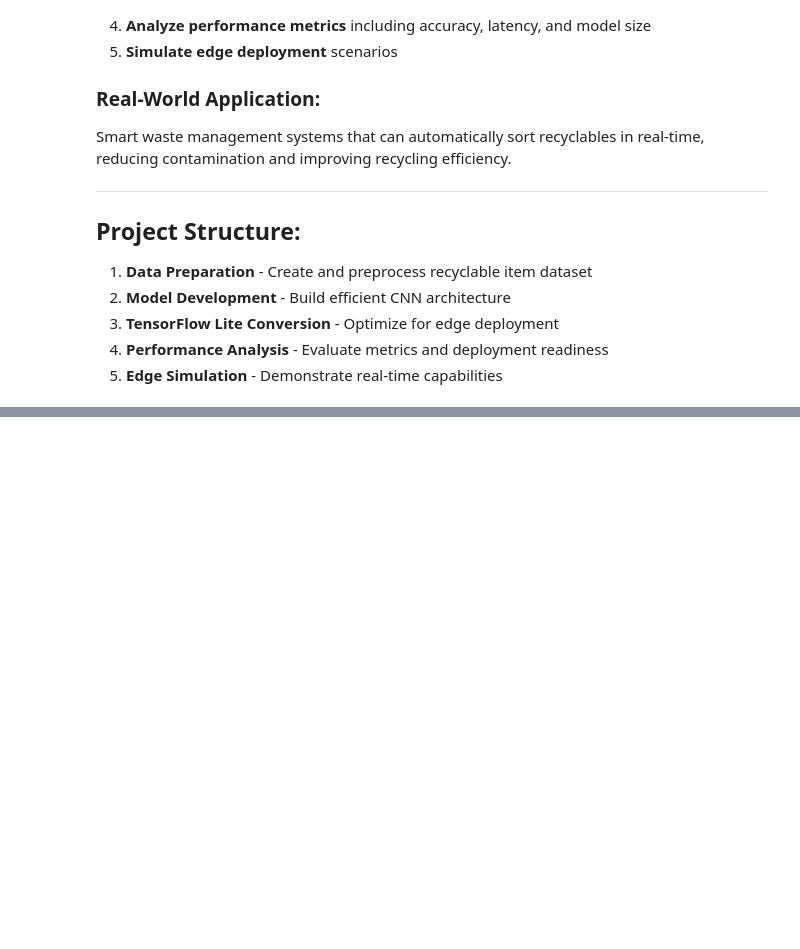
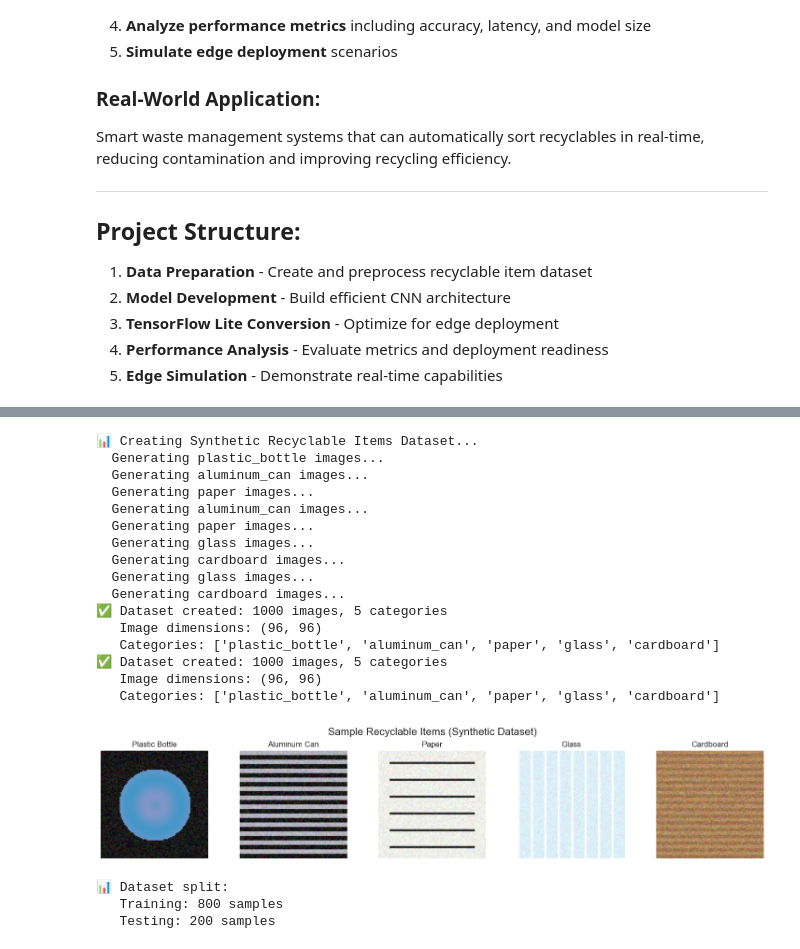
Before and after one commit to MuganziJames/week_6_assignment, a Jupyter notebook: part2_practical/task1_edge_ai/edge_ai_prototype.ipynb, the cells around one changed output, grey strips where cells are left out. Drawn from its saved outputs; the diff is of its cells as text; code cells hidden in the pictures; blank space fills up the shorter version.

```diff
--- a/part2_practical/task1_edge_ai/edge_ai_prototype.ipynb
+++ b/part2_practical/task1_edge_ai/edge_ai_prototype.ipynb
@@ -75,8 +81,8 @@ def create_synthetic_image(category, img_id):
     """
     np.random.seed(img_id + hash(category) % 1000)
 
-    # Base image
-    img = np.random.randint(0, 50, (IMG_SIZE, IMG_SIZE, 3), dtype=np.uint8)
+    # Base image - use int32 for calculations
+    img = np.random.randint(0, 50, (IMG_SIZE, IMG_SIZE, 3), dtype=np.int32)
 
     if category == 'plastic_bottle':
         # Add cylindrical pattern and transparency effect
@@ -91,7 +97,7 @@ def create_synthetic_image(category, img_id):
         # Add metallic pattern
         for i in range(0, IMG_SIZE, 8):
             img[i:i+4, :] = [180, 180, 190]
-        img += np.random.randint(-20, 20, img.shape)
+        img = img + np.random.randint(-20, 20, img.shape, dtype=np.int32)
 
     elif category == 'paper':
         # Add texture and white color
@@ -99,7 +105,7 @@ def create_synthetic_image(category, img_id):
         # Add some text-like patterns
         for i in range(10, IMG_SIZE-10, 15):
             img[i:i+2, 10:IMG_SIZE-10] = [50, 50, 50]
-        img += np.random.randint(-15, 15, img.shape)
+        img = img + np.random.randint(-15, 15, img.shape, dtype=np.int32)
 
     elif category == 'glass':
         # Add transparent/reflective pattern
@@ -107,7 +113,7 @@ def create_synthetic_image(category, img_id):
         # Add reflection lines
         for i in range(0, IMG_SIZE, 12):
             img[:, i:i+2] = [255, 255, 255]
-        img += np.random.randint(-10, 10, img.shape)
+        img = img + np.random.randint(-10, 10, img.shape, dtype=np.int32)
 
     elif category == 'cardboard':
         # Add brown corrugated pattern
@@ -115,11 +121,11 @@ def create_synthetic_image(category, img_id):
         # Add corrugated lines
         for i in range(0, IMG_SIZE, 6):
             img[i:i+3, :] = [180, 140, 100]
-        img += np.random.randint(-25, 25, img.shape)
+        img = img + np.random.randint(-25, 25, img.shape, dtype=np.int32)
 
-    # Ensure values are in valid range
-    img = np.clip(img, 0, 255)
-    return img.astype(np.uint8)
+    # Ensure values are in valid range and convert to uint8
+    img = np.clip(img, 0, 255).astype(np.uint8)
+    return img
 
 # Generate synthetic dataset
 X_data = []
@@ -136,33 +142,54 @@ for idx, category in enumerate(CATEGORIES):
 X_data = np.array(X_data)
 y_data = np.array(y_data)
 
 print(f"✅ Dataset created: {X_data.shape[0]} images, {len(CATEGORIES)} categories")
 print(f"   Image dimensions: {X_data.shape[1:3]}")
 print(f"   Categories: {CATEGORIES}")
 
 # Visualize sample images
 fig, axes = plt.subplots(1, len(CATEGORIES), figsize=(15, 3))
 for i, (ax, category) in enumerate(zip(axes, CATEGORIES)):
     sample_img = X_data[y_data == i][0]
     ax.imshow(sample_img)
     ax.set_title(f"{category.replace('_', ' ').title()}")
     ax.axis('off')
 plt.suptitle("Sample Recyclable Items (Synthetic Dataset)", fontsize=16)
 plt.tight_layout()
 plt.show()
 
 # Data preprocessing
 X_data = X_data.astype('float32') / 255.0  # Normalize to [0,1]
 y_data = tf.keras.utils.to_categorical(y_data, len(CATEGORIES))
 
 # Split dataset
 X_train, X_test, y_train, y_test = train_test_split(
     X_data, y_data, test_size=0.2, random_state=42, stratify=y_data
 )
 
 print(f"📊 Dataset split:")
 print(f"   Training: {X_train.shape[0]} samples")
 print(f"   Testing: {X_test.shape[0]} samples")
+# %% [output]
+📊 Creating Synthetic Recyclable Items Dataset...
+  Generating plastic_bottle images...
+  Generating aluminum_can images...
+  Generating paper images...
+  Generating aluminum_can images...
+  Generating paper images...
+  Generating glass images...
+  Generating cardboard images...
+  Generating glass images...
+  Generating cardboard images...
+✅ Dataset created: 1000 images, 5 categories
+   Image dimensions: (96, 96)
+   Categories: ['plastic_bottle', 'aluminum_can', 'paper', 'glass', 'cardboard']
+✅ Dataset created: 1000 images, 5 categories
+   Image dimensions: (96, 96)
+   Categories: ['plastic_bottle', 'aluminum_can', 'paper', 'glass', 'cardboard']
+[figure, added]
+📊 Dataset split:
+   Training: 800 samples
+   Testing: 200 samples
 # %%
 # Edge AI Model Development - Lightweight CNN Architecture
 print("🧠 Building Edge-Optimized CNN Model...")
```
Also changed, not shown: parts of 1 cell of this notebook, 8 other files.
